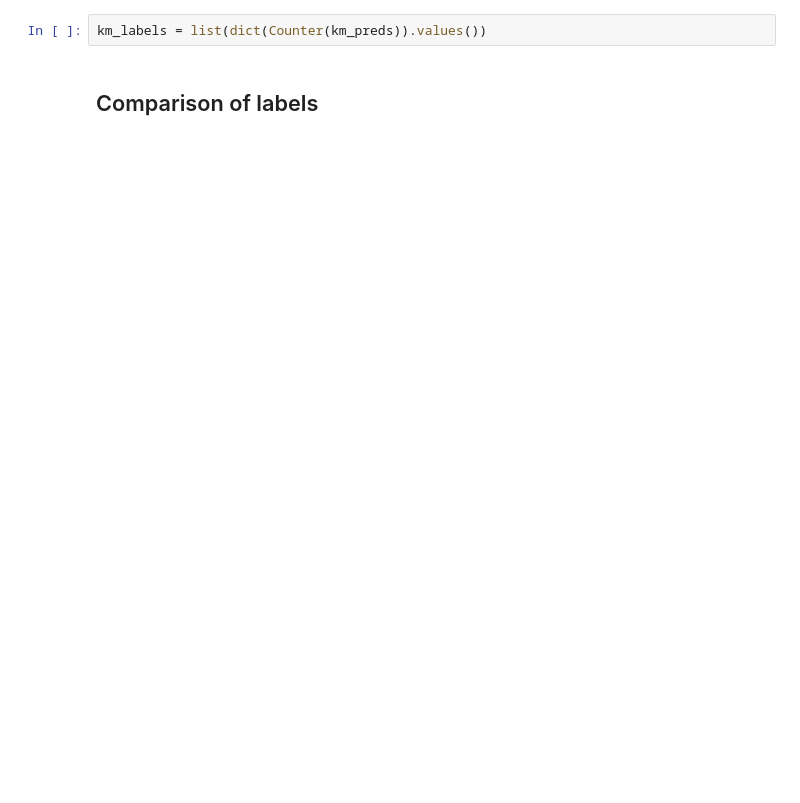
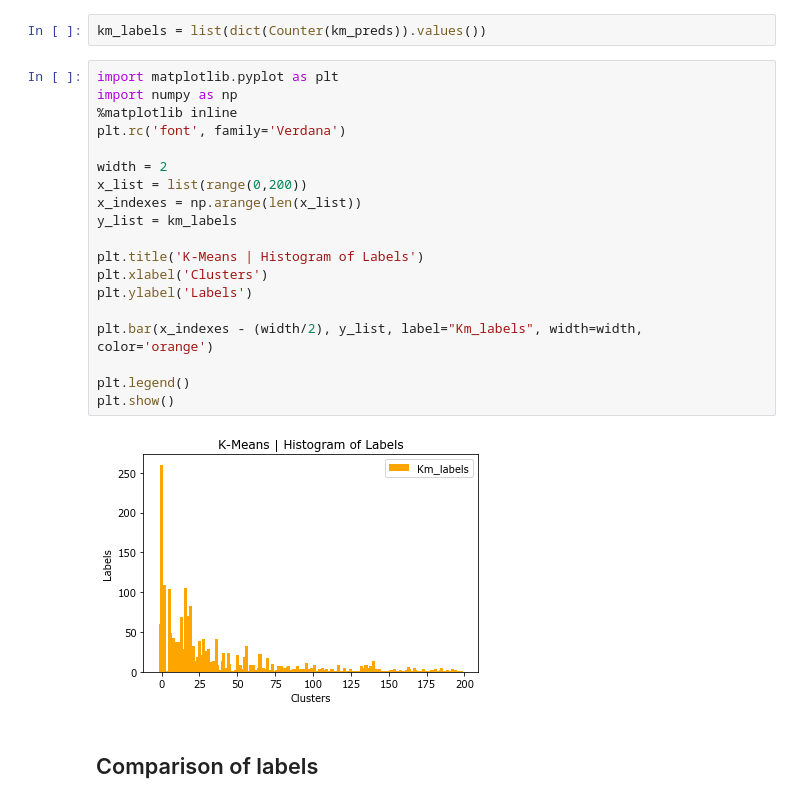
Before and after one commit to SirKarib/Fine-grained-Clustering, a Jupyter notebook: Fine_grained_clustering.ipynb, the cells around one changed output. Cells and saved outputs as stored; diff of their text form; blank space fills up the shorter version.

```diff
--- a/Fine_grained_clustering.ipynb
+++ b/Fine_grained_clustering.ipynb
@@ -66,5 +87,26 @@ dict_values([64, 316, 2, 151, 63, 1, 27, 77, 62, 4, 21, 16, 1, 36, 1, 23, 50, 68
 # %%
 km_labels = list(dict(Counter(km_preds)).values())
+# %%
+import matplotlib.pyplot as plt
+import numpy as np
+%matplotlib inline
+plt.rc('font', family='Verdana')
+
+width = 2
+x_list = list(range(0,200))
+x_indexes = np.arange(len(x_list))
+y_list = km_labels
+
+plt.title('K-Means | Histogram of Labels')
+plt.xlabel('Clusters')
+plt.ylabel('Labels')
+
+plt.bar(x_indexes - (width/2), y_list, label="Km_labels", width=width, color='orange')
+
+plt.legend()
+plt.show()
+# %% [output]
+[figure, added]
 # %% [markdown]
 ## Comparison of labels
 # %%
```
Also changed, not shown: parts of 4 cells of this notebook.
